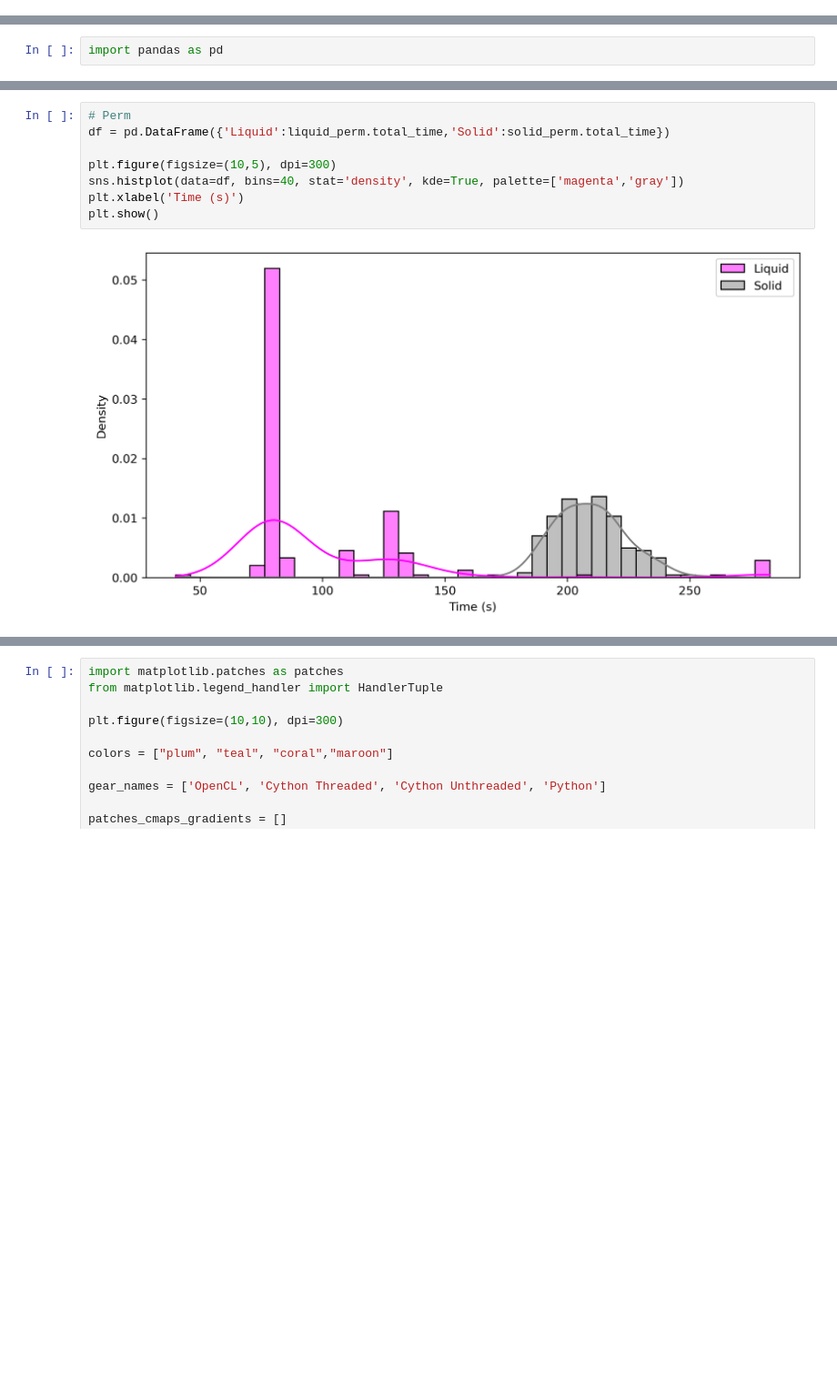
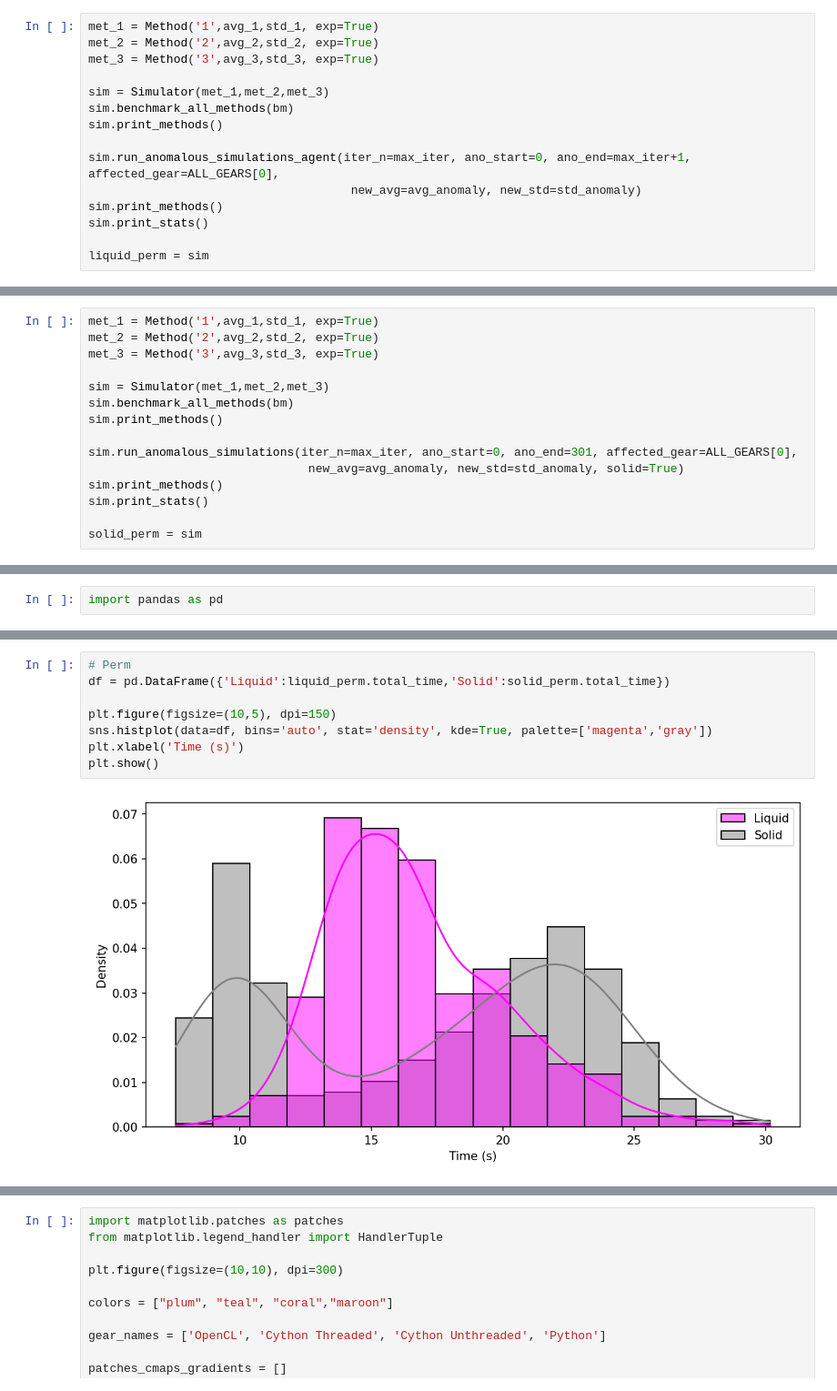
Before and after one commit to HenriquesLab/NanoPyx, a Jupyter notebook: src/nanopyx/liquid/simulations_logi.ipynb, the cells around one changed output, grey strips where cells are left out. Shown at 91% size. Drawn from its saved outputs; the diff is of its cells as text; blank space fills up the shorter version.

```diff
--- a/src/nanopyx/liquid/simulations_logi.ipynb
+++ b/src/nanopyx/liquid/simulations_logi.ipynb
@@ -561,0 +101,15 @@ Method 3 used OPENCL the most (100.0%)
+# %%
+met_1 = Method('1',avg_1,std_1, exp=True)
+met_2 = Method('2',avg_2,std_2, exp=True)
+met_3 = Method('3',avg_3,std_3, exp=True)
+
+sim = Simulator(met_1,met_2,met_3)
+sim.benchmark_all_methods(bm)
+sim.print_methods()
+
+sim.run_anomalous_simulations_agent(iter_n=max_iter, ano_start=0, ano_end=max_iter+1, affected_gear=ALL_GEARS[0],
+                                     new_avg=avg_anomaly, new_std=std_anomaly)
+sim.print_methods()
+sim.print_stats()
+
+liquid_perm = sim
@@ -561,0 +209,15 @@ Method 3 used OPENCL the most (100.0%)
+# %%
+met_1 = Method('1',avg_1,std_1, exp=True)
+met_2 = Method('2',avg_2,std_2, exp=True)
+met_3 = Method('3',avg_3,std_3, exp=True)
+
+sim = Simulator(met_1,met_2,met_3)
+sim.benchmark_all_methods(bm)
+sim.print_methods()
+
+sim.run_anomalous_simulations(iter_n=max_iter, ano_start=0, ano_end=301, affected_gear=ALL_GEARS[0],
+                               new_avg=avg_anomaly, new_std=std_anomaly, solid=True)
+sim.print_methods()
+sim.print_stats()
+
+solid_perm = sim
@@ -584,10 +264,10 @@ plt.show()
 # %%
 # Perm
 df = pd.DataFrame({'Liquid':liquid_perm.total_time,'Solid':solid_perm.total_time})
 
-plt.figure(figsize=(10,5), dpi=300)
-sns.histplot(data=df, bins=40, stat='density', kde=True, palette=['magenta','gray'])
+plt.figure(figsize=(10,5), dpi=150)
+sns.histplot(data=df, bins='auto', stat='density', kde=True, palette=['magenta','gray'])
 plt.xlabel('Time (s)')
 plt.show()
 # %% [output]
-[figure, old version]
+[figure, new version]
```
Also changed, not shown: parts of 46 cells of this notebook.
